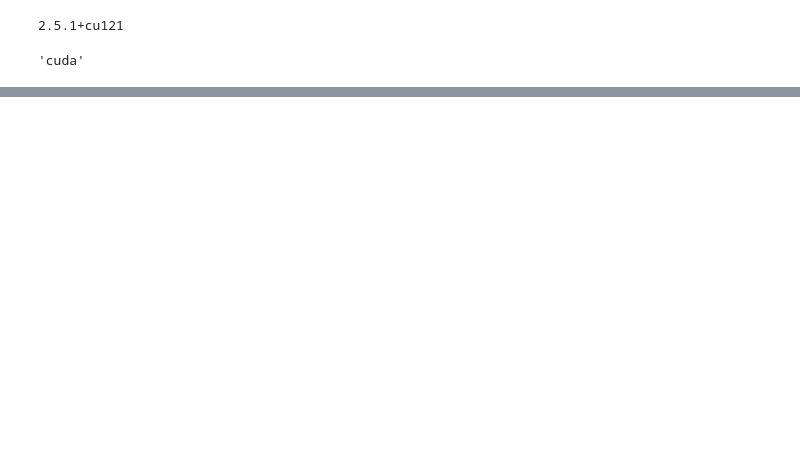
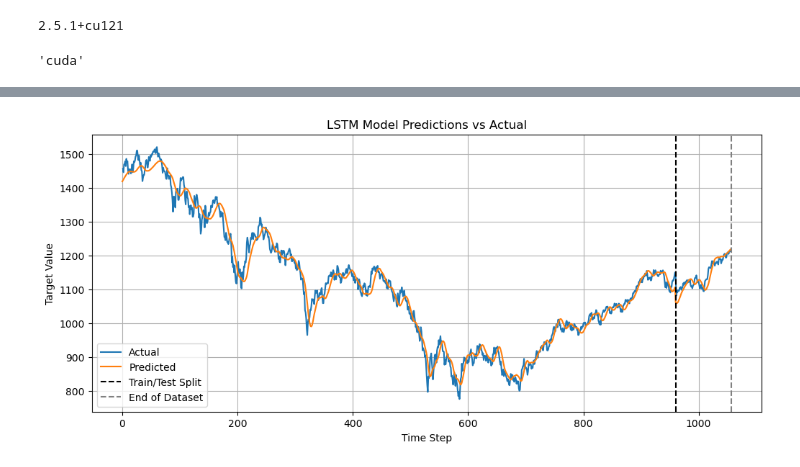
Before and after one commit to zecerman/pytorch-pipeline, a Jupyter notebook: forecasting_pipeline.ipynb, the cells around one changed output, grey strips where cells are left out. Drawn from its saved outputs; the diff is of its cells as text; code cells hidden in the pictures; blank space fills up the shorter version.

```diff
--- a/forecasting_pipeline.ipynb
+++ b/forecasting_pipeline.ipynb
@@ -323 +375,46 @@ Total training time: 3.346 seconds
+# %%
+# Must reverse the MinMaxScaler for model predictions to be at a useful scale
+
+def inverse_scale(model, dataloader, scaler=None):
+    model.eval()
+    predictions, actuals = [], []
+
+    with torch.no_grad():
+        for X, y in dataloader:
+            X = X.to(device)
+            pred = model(X)
+            predictions.append(pred.cpu().numpy())
+            actuals.append(y.cpu().numpy())
+
+    predictions = np.concatenate(predictions)
+    actuals = np.concatenate(actuals)
+
+    if scaler:
+        predictions = scaler.inverse_transform(predictions)
+        actuals = scaler.inverse_transform(actuals)
+
+    return predictions.flatten(), actuals.flatten()
+
+y_preds_train, y_actuals_train = inverse_scale(model, train_loader, scaler=target_scaler)
+y_preds_test, y_actuals_test = inverse_scale(model, test_loader, scaler=target_scaler)
+
+y_preds = np.append(y_preds_train, y_preds_test)
+y_actuals = np.append(y_actuals_train, y_actuals_test)
+# %%
+def plot_predictions(actuals, predictions):
+    plt.figure(figsize=(12, 5))
+    plt.plot(range(1, len(actuals)+1), actuals,  label='Actual')
+    plt.plot(range(0, len(predictions)), predictions, label='Predicted')
+    plt.axvline(x=len(y_preds_train), color='black', linestyle='--', label='Train/Test Split')
+    plt.axvline(x=len(y_preds_train)+len(y_preds_test), color='gray', linestyle='--', label='End of Dataset')
+    plt.title("LSTM Model Predictions vs Actual")
+    plt.xlabel("Time Step")
+    plt.ylabel("Target Value")
+    plt.legend()
+    plt.grid(True)
+    plt.show()
+
+plot_predictions(y_actuals, y_preds)
+# %% [output]
+[figure, added]
 # %%
```
Also changed, not shown: parts of 16 cells of this notebook, 3 other files.
